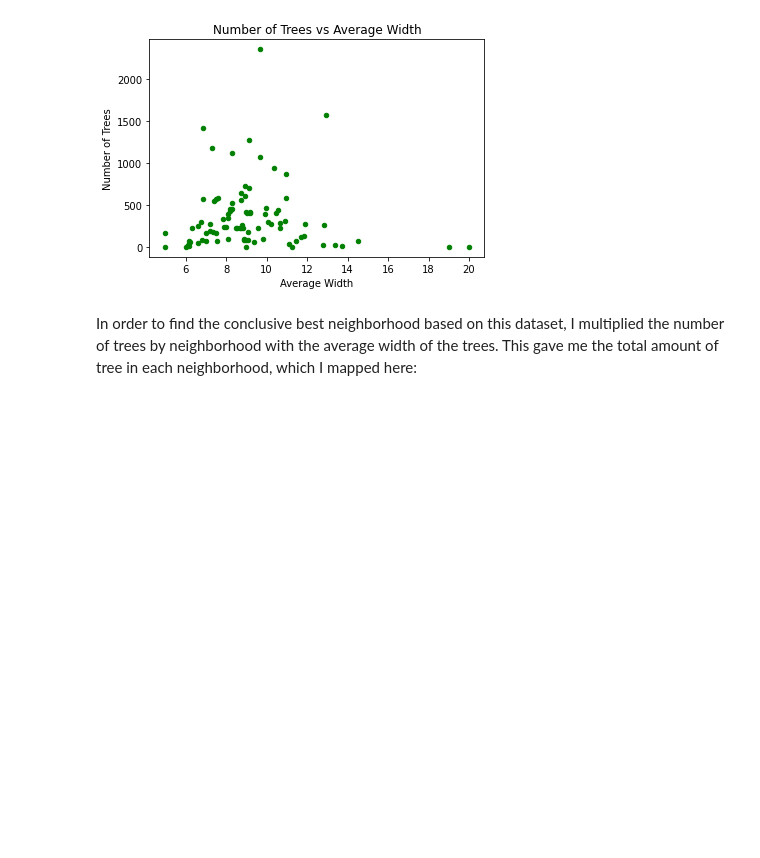
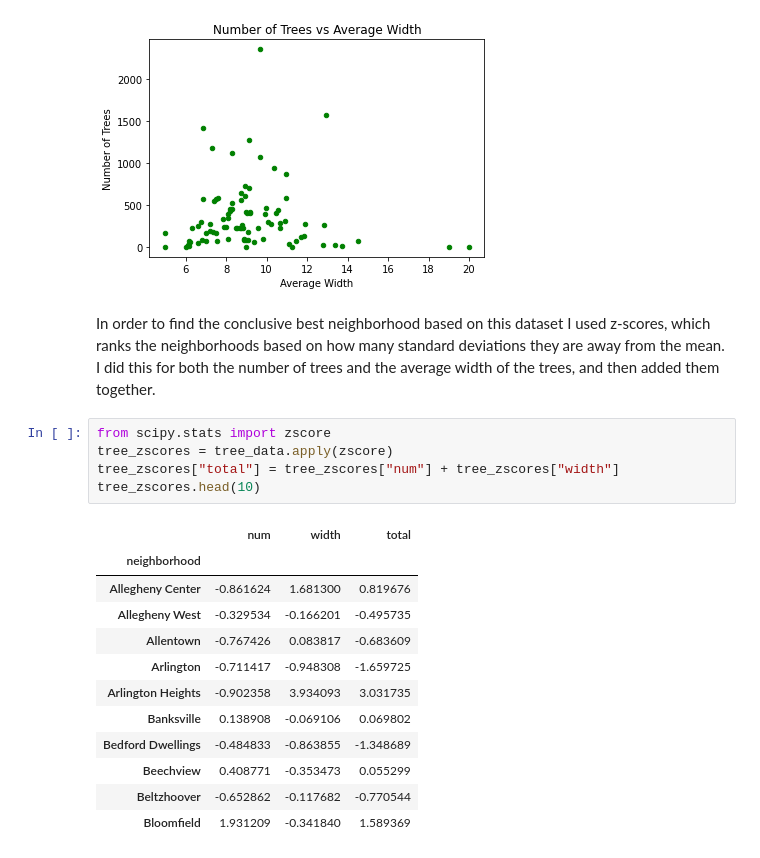
Before and after one commit to jeffzheng13/Best-Neighborhood-For-Fugitive, a Jupyter notebook: Trees.ipynb, the cells around one changed output. Drawn from its saved outputs; the diff is of its cells as text; blank space fills up the shorter version.

```diff
--- a/Trees.ipynb
+++ b/Trees.ipynb
@@ -170,5 +170,23 @@ splot.set_ylabel("Number of Trees")
 Text(0, 0.5, 'Number of Trees')
 [figure]
 # %% [markdown]
-In order to find the conclusive best neighborhood based on this dataset, I multiplied the number of trees by neighborhood with the average width of the trees. This gave me the total amount of tree in each neighborhood, which I mapped here:
+In order to find the conclusive best neighborhood based on this dataset I used z-scores, which ranks the neighborhoods based on how many standard deviations they are away from the mean. I did this for both the number of trees and the average width of the trees, and then added them together.
+# %%
+from scipy.stats import zscore
+tree_zscores = tree_data.apply(zscore)
+tree_zscores["total"] = tree_zscores["num"] + tree_zscores["width"]
+tree_zscores.head(10)
+# %% [output]
+|  | num | width | total |
+| neighborhood |  |  |  |
+| Allegheny Center | -0.861624 | 1.681300 | 0.819676 |
+| Allegheny West | -0.329534 | -0.166201 | -0.495735 |
+| Allentown | -0.767426 | 0.083817 | -0.683609 |
+| Arlington | -0.711417 | -0.948308 | -1.659725 |
+| Arlington Heights | -0.902358 | 3.934093 | 3.031735 |
+| Banksville | 0.138908 | -0.069106 | 0.069802 |
+| Bedford Dwellings | -0.484833 | -0.863855 | -1.348689 |
+| Beechview | 0.408771 | -0.353473 | 0.055299 |
+| Beltzhoover | -0.652862 | -0.117682 | -0.770544 |
+| Bloomfield | 1.931209 | -0.341840 | 1.589369 |
 # %%
```
Also changed, not shown: parts of 4 cells of this notebook.
